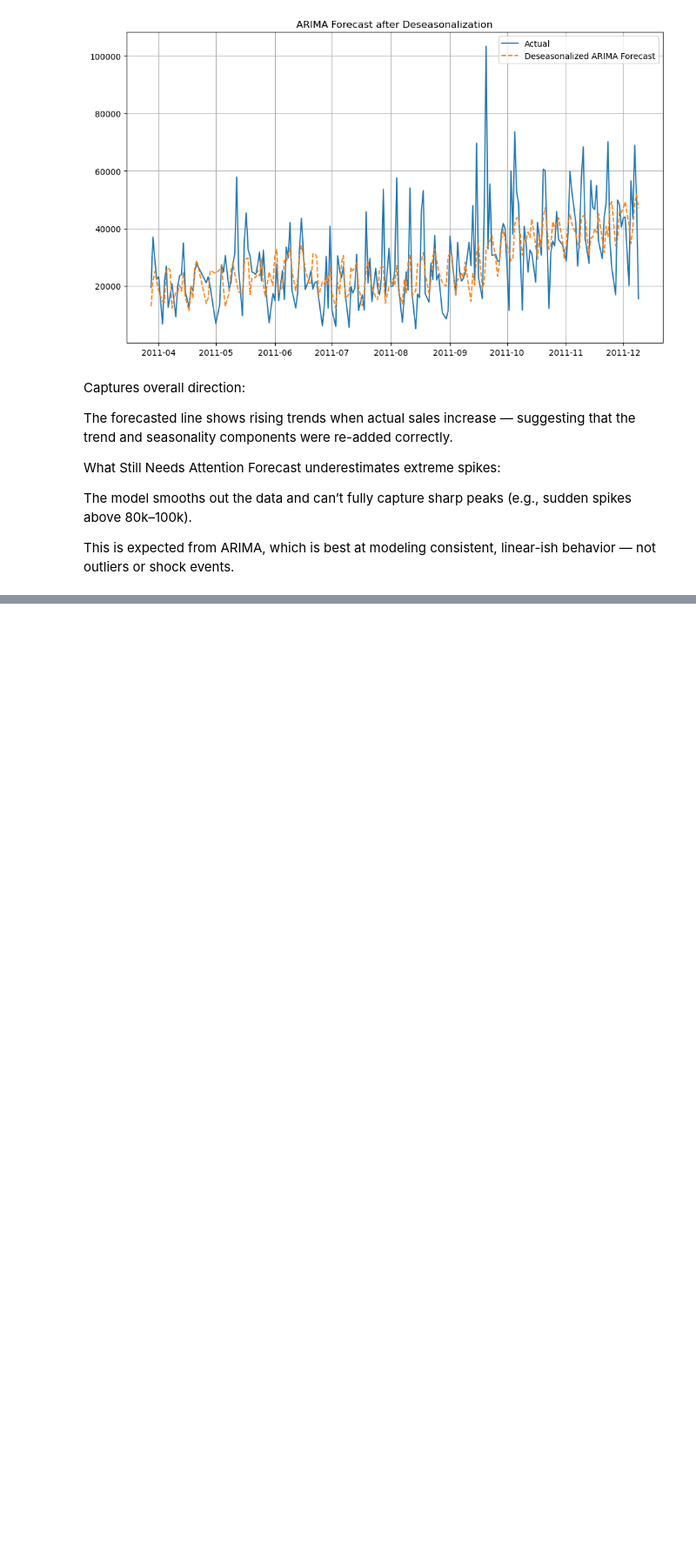
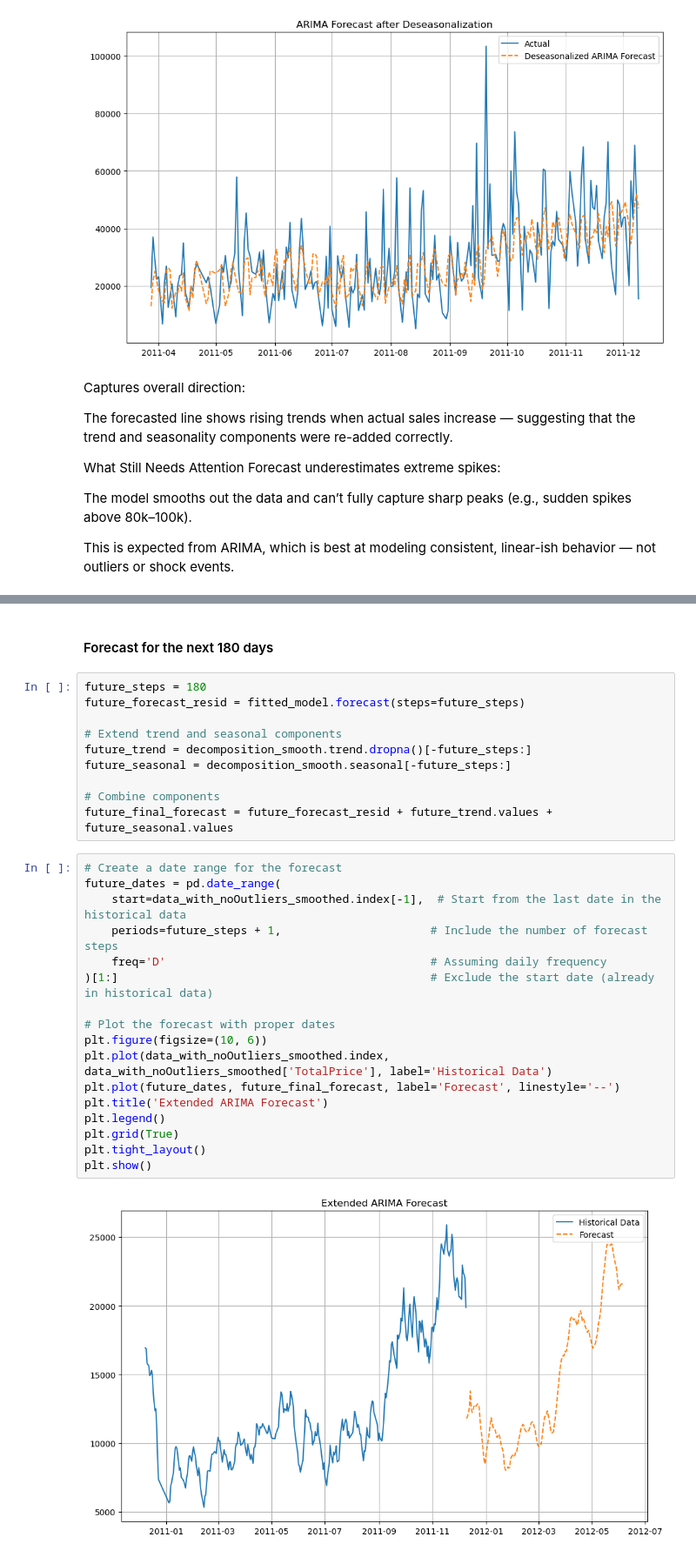
Before and after one commit to muhamedrar/Online-Retail, a Jupyter notebook: online_retail.ipynb, the cells around one changed output, grey strips where cells are left out. Shown at 87% size. Cells and saved outputs as stored; diff of their text form; blank space fills up the shorter version.

```diff
--- a/online_retail.ipynb
+++ b/online_retail.ipynb
@@ -531,0 +551,31 @@ test = data_smooth[90:]
+# %% [markdown]
+#### Forecast for the next 180 days
+# %%
+future_steps = 180
+future_forecast_resid = fitted_model.forecast(steps=future_steps)
+
+# Extend trend and seasonal components
+future_trend = decomposition_smooth.trend.dropna()[-future_steps:]
+future_seasonal = decomposition_smooth.seasonal[-future_steps:]
+
+# Combine components
+future_final_forecast = future_forecast_resid + future_trend.values + future_seasonal.values
+# %%
+# Create a date range for the forecast
+future_dates = pd.date_range(
+    start=data_with_noOutliers_smoothed.index[-1],  # Start from the last date in the historical data
+    periods=future_steps + 1,                      # Include the number of forecast steps
+    freq='D'                                       # Assuming daily frequency
+)[1:]                                              # Exclude the start date (already in historical data)
+
+# Plot the forecast with proper dates
+plt.figure(figsize=(10, 6))
+plt.plot(data_with_noOutliers_smoothed.index, data_with_noOutliers_smoothed['TotalPrice'], label='Historical Data')
+plt.plot(future_dates, future_final_forecast, label='Forecast', linestyle='--')
+plt.title('Extended ARIMA Forecast')
+plt.legend()
+plt.grid(True)
+plt.tight_layout()
+plt.show()
+# %% [output]
+[figure, added]
```
Also changed, not shown: parts of 11 cells of this notebook.
